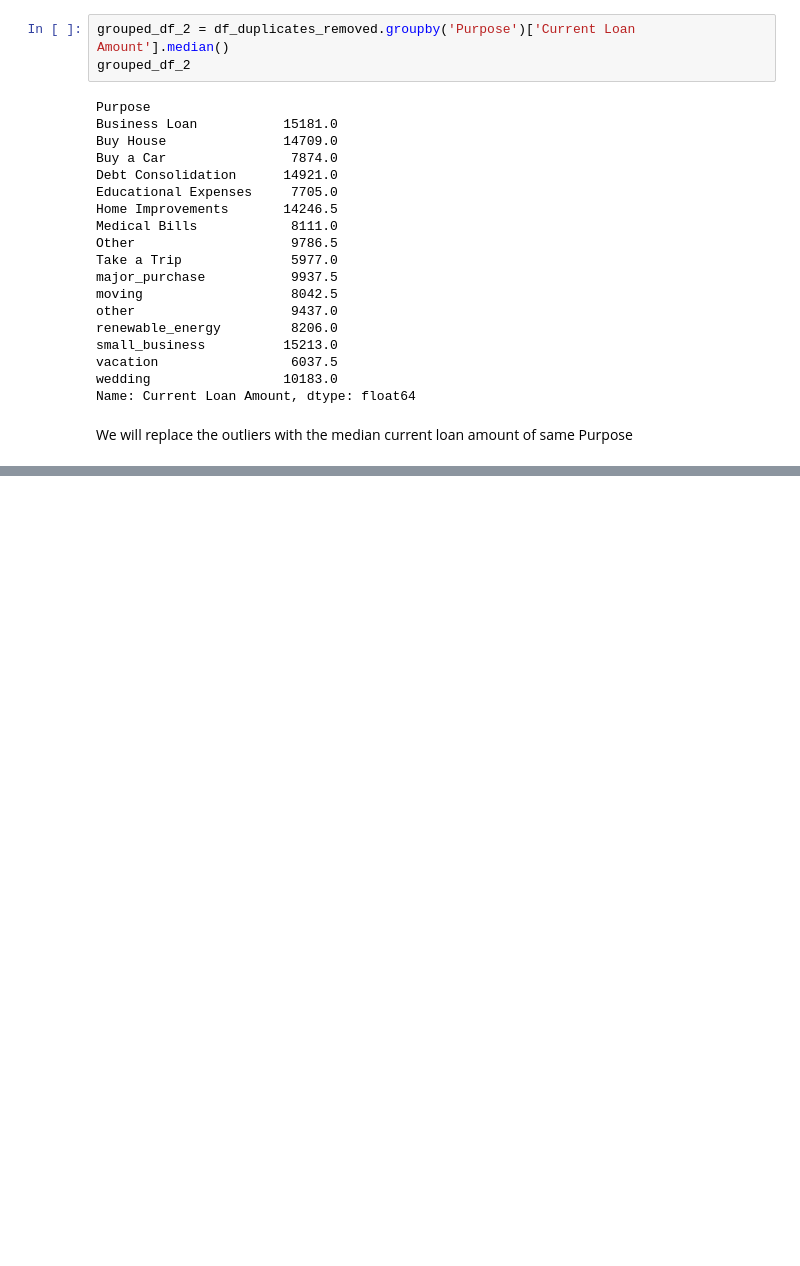
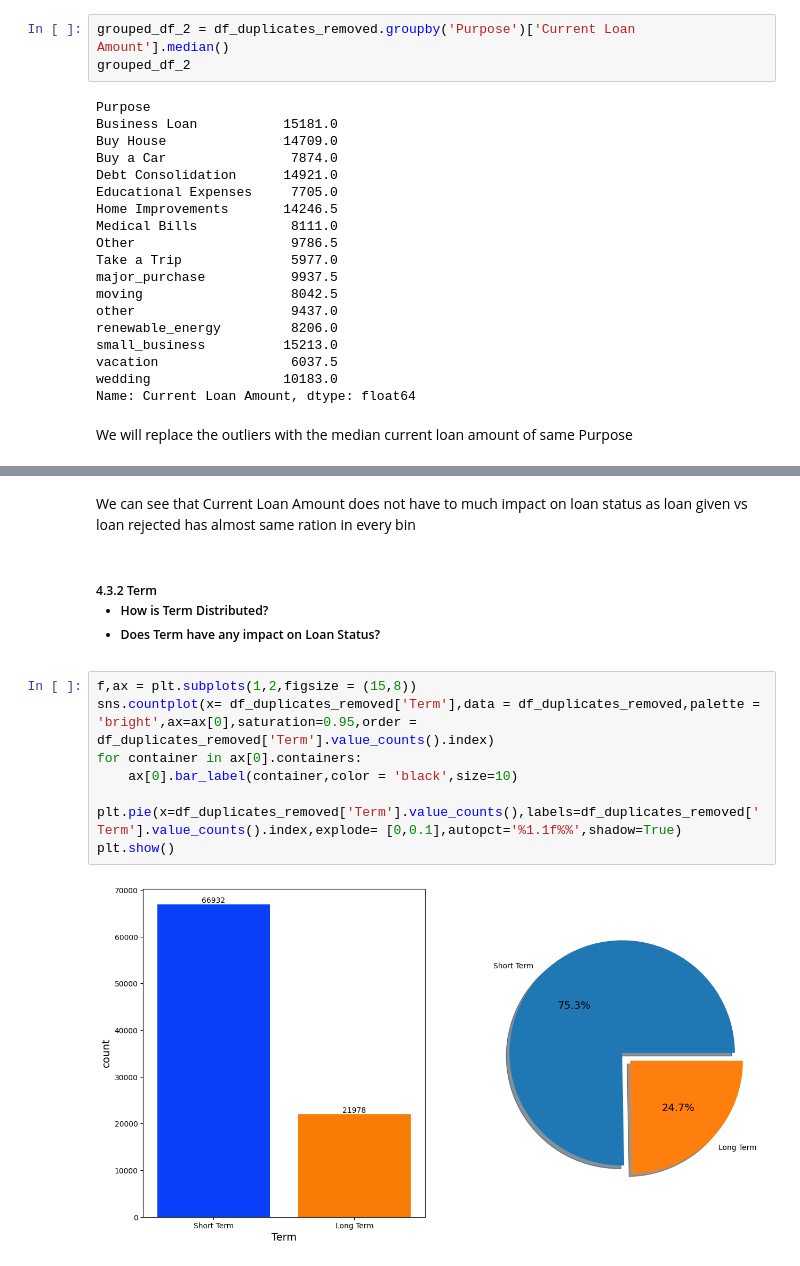
Before and after one commit to RohitDas92/Loan-Approval-Prediction-Project, a Jupyter notebook: loan_approval_prediction.ipynb, the cells around one changed output, grey strips where cells are left out. Drawn from its saved outputs; the diff is of its cells as text; blank space fills up the shorter version.

```diff
--- a/loan_approval_prediction.ipynb
+++ b/loan_approval_prediction.ipynb
@@ -438,0 +464,17 @@ We will replace the outliers with the median current loan amount of same Purpose
+# %% [markdown]
+We can see that Current Loan Amount does not have to much impact on loan status as loan given vs loan rejected has almost same ration in every bin
+# %% [markdown]
+<h5>4.3.2 Term
+
+- How is Term Distributed?
+- Does Term have any impact on Loan Status?
+# %%
+f,ax = plt.subplots(1,2,figsize = (15,8))
+sns.countplot(x= df_duplicates_removed['Term'],data = df_duplicates_removed,palette = 'bright',ax=ax[0],saturation=0.95,order = df_duplicates_removed['Term'].value_counts().index)
+for container in ax[0].containers:
+    ax[0].bar_label(container,color = 'black',size=10)
+
+plt.pie(x=df_duplicates_removed['Term'].value_counts(),labels=df_duplicates_removed['Term'].value_counts().index,explode= [0,0.1],autopct='%1.1f%%',shadow=True)
+plt.show()
+# %% [output]
+[figure, added]
```
Also changed, not shown: parts of 5 cells of this notebook.
